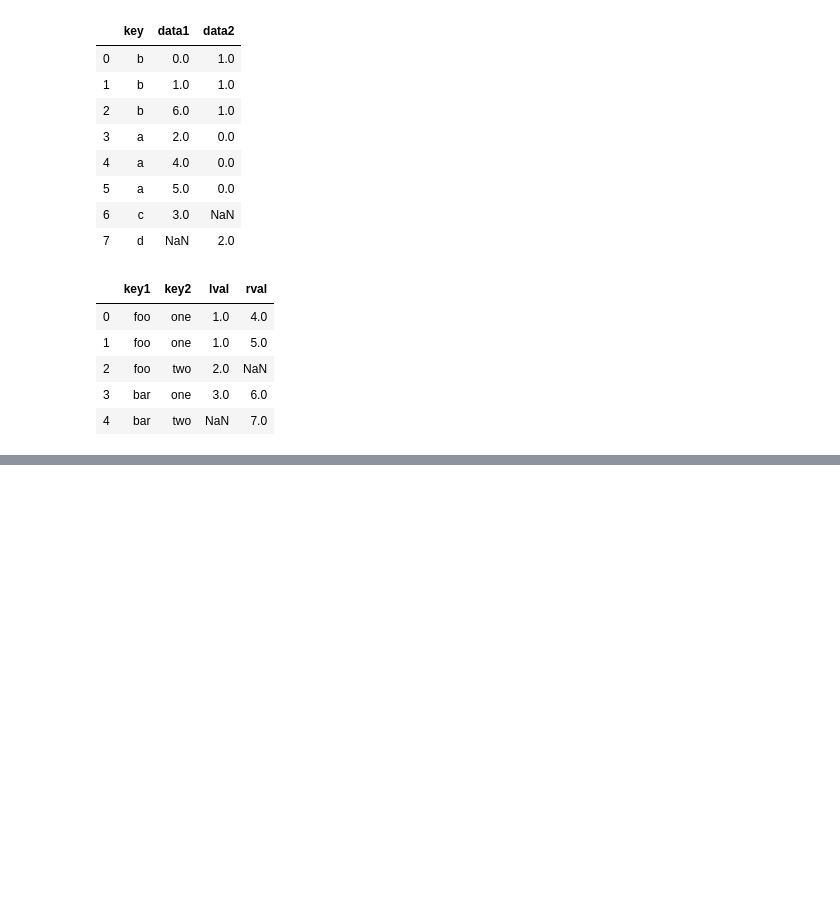
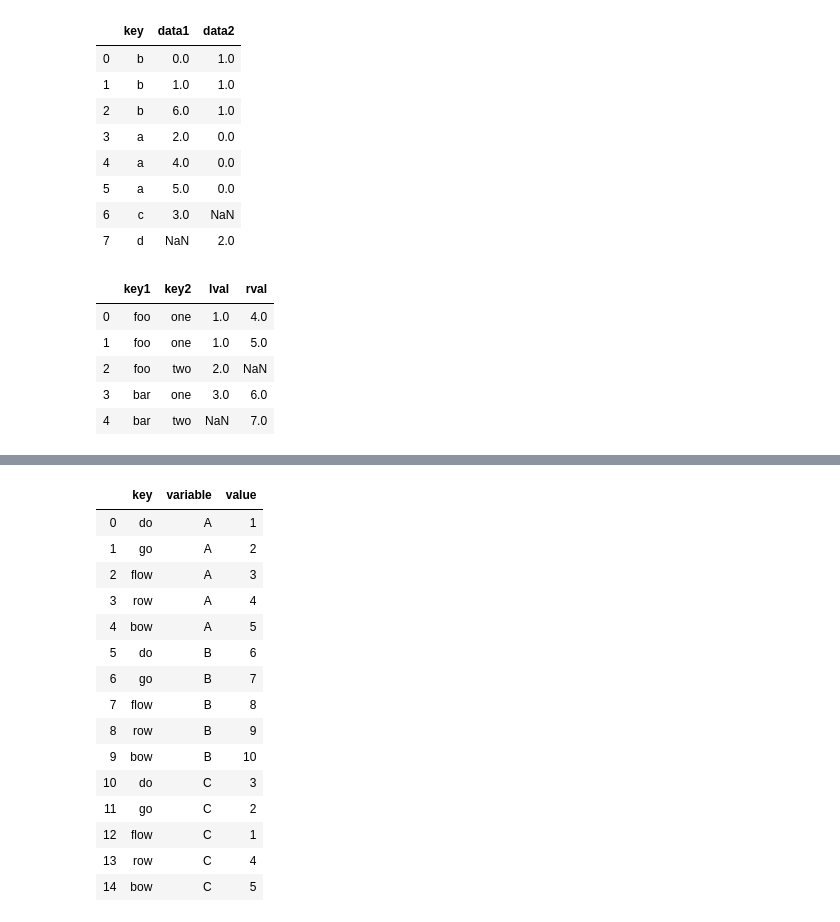
Before and after one commit to 1zulkifel/Data_science, a Jupyter notebook: Pandas_p.ipynb, the cells around one changed output, grey strips where cells are left out. Saved outputs shown, nothing was run; the diff lists cells and outputs as text; code cells hidden in the pictures; blank space fills up the shorter version.

```diff
--- a/Pandas_p.ipynb
+++ b/Pandas_p.ipynb
@@ -771,0 +936,24 @@ mrg_df
+# %%
+df= pd. DataFrame({'key':['do','go','flow','row','bow'],
+                   'A':[1,2,3,4,5],
+                   'B':[6,7,8,9,10],
+                   'C':[3,2,1,4,5]})
+melted=pd.melt(df,['key'])
+melted
+# %% [output]
+|  | key | variable | value |
+| 0 | do | A | 1 |
+| 1 | go | A | 2 |
+| 2 | flow | A | 3 |
+| 3 | row | A | 4 |
+| 4 | bow | A | 5 |
+| 5 | do | B | 6 |
+| 6 | go | B | 7 |
+| 7 | flow | B | 8 |
+| 8 | row | B | 9 |
+| 9 | bow | B | 10 |
+| 10 | do | C | 3 |
+| 11 | go | C | 2 |
+| 12 | flow | C | 1 |
+| 13 | row | C | 4 |
+| 14 | bow | C | 5 |
```
Also changed, not shown: parts of 29 cells of this notebook.
